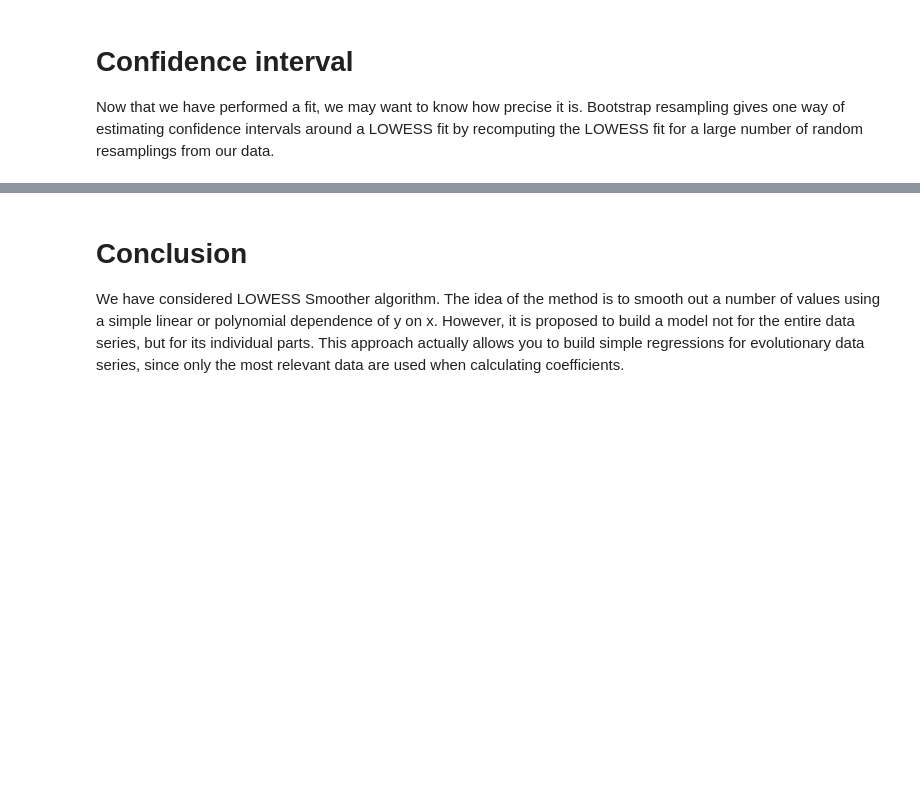
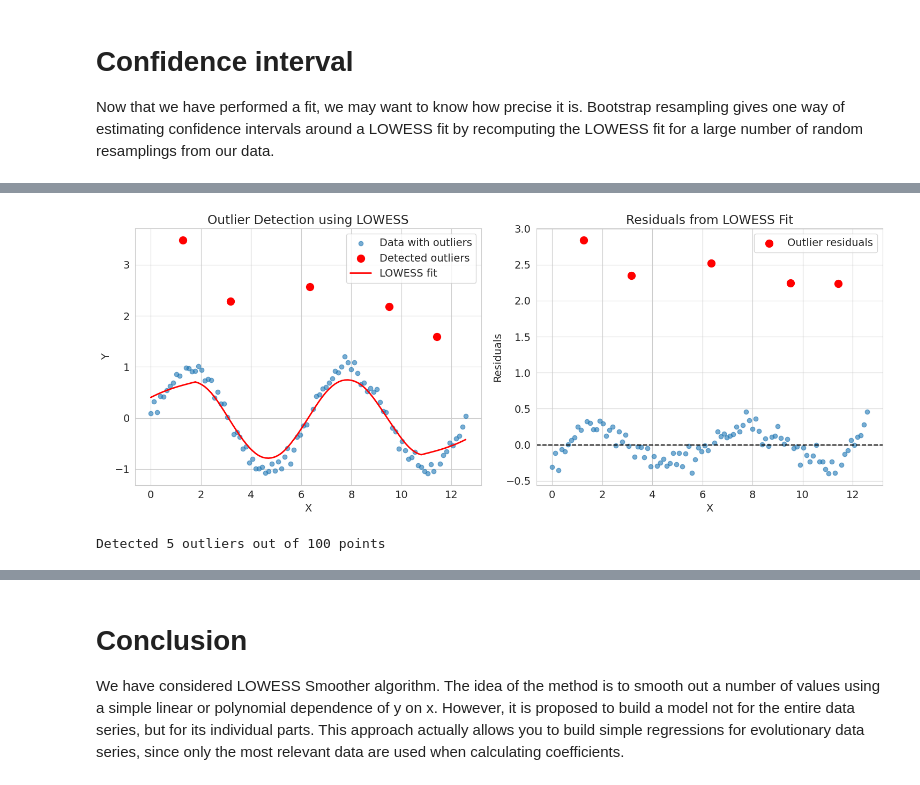
Before and after one commit to esosetrov/LOWESS-Smoother-Implementation, a Jupyter notebook: lowess-smoother-algorithm.ipynb, the cells around one changed output, grey strips where cells are left out. Cells and saved outputs as stored; diff of their text form; code cells hidden in the pictures; blank space fills up the shorter version.

```diff
--- a/lowess-smoother-algorithm.ipynb
+++ b/lowess-smoother-algorithm.ipynb
@@ -127,0 +194,71 @@ pylab.autoscale(enable=True, axis="x", tight=True)
+# %%
+def detect_outliers_with_lowess(x, y, frac=0.3, threshold=2.5):
+    """
+    Detect outliers using LOWESS residuals
+
+    Parameters:
+    - x, y: input data
+    - frac: LOWESS fraction parameter
+    - threshold: z-score threshold for outlier detection
+
+    Returns:
+    - outlier_mask: boolean array indicating outliers
+    - residuals: difference between actual and fitted values
+    """
+
+    # Get LOWESS fit at original x points
+    fitted = sm.nonparametric.lowess(exog=x, endog=y, xvals=x, frac=frac)
+
+    # Calculate residuals
+    residuals = y - fitted
+
+    # Detect outliers based on residual z-scores
+    residual_zscore = np.abs(stats.zscore(residuals))
+    outlier_mask = residual_zscore > threshold
+
+    return outlier_mask, residuals, fitted
+
+# Generate data with outliers
+x_clean = np.linspace(0, 4 * np.pi, 100)
+y_clean = np.sin(x_clean) + np.random.normal(0, 0.1, 100)
+
+# Add outliers
+outlier_indices = [10, 25, 50, 75, 90]
+y_with_outliers = y_clean.copy()
+y_with_outliers[outlier_indices] += 2.5
+
+# Detect outliers
+outlier_mask, residuals, fitted = detect_outliers_with_lowess(
+    x_clean, y_with_outliers, frac=0.3, threshold=2.5
+)
+
+# Plot results
+fig, (ax1, ax2) = plt.subplots(1, 2, figsize=(15, 6))
+
+# Plot 1: Data with outliers and LOWESS fit
+ax1.scatter(x_clean, y_with_outliers, alpha=0.6, label='Data with outliers')
+ax1.scatter(x_clean[outlier_mask], y_with_outliers[outlier_mask],
+           color='red', s=100, label='Detected outliers')
+ax1.plot(x_clean, fitted, 'r-', linewidth=2, label='LOWESS fit')
+ax1.set_xlabel('X')
+ax1.set_ylabel('Y')
+ax1.set_title('Outlier Detection using LOWESS')
+ax1.legend()
+
+# Plot 2: Residuals
+ax2.scatter(x_clean, residuals, alpha=0.6)
+ax2.scatter(x_clean[outlier_mask], residuals[outlier_mask],
+           color='red', s=100, label='Outlier residuals')
+ax2.axhline(y=0, color='black', linestyle='--')
+ax2.set_xlabel('X')
+ax2.set_ylabel('Residuals')
+ax2.set_title('Residuals from LOWESS Fit')
+ax2.legend()
+
+plt.tight_layout()
+plt.show()
+
+print(f"Detected {np.sum(outlier_mask)} outliers out of {len(x_clean)} points")
+# %% [output]
+[figure, added]
+Detected 5 outliers out of 100 points
```
Also changed, not shown: parts of 33 cells of this notebook.
